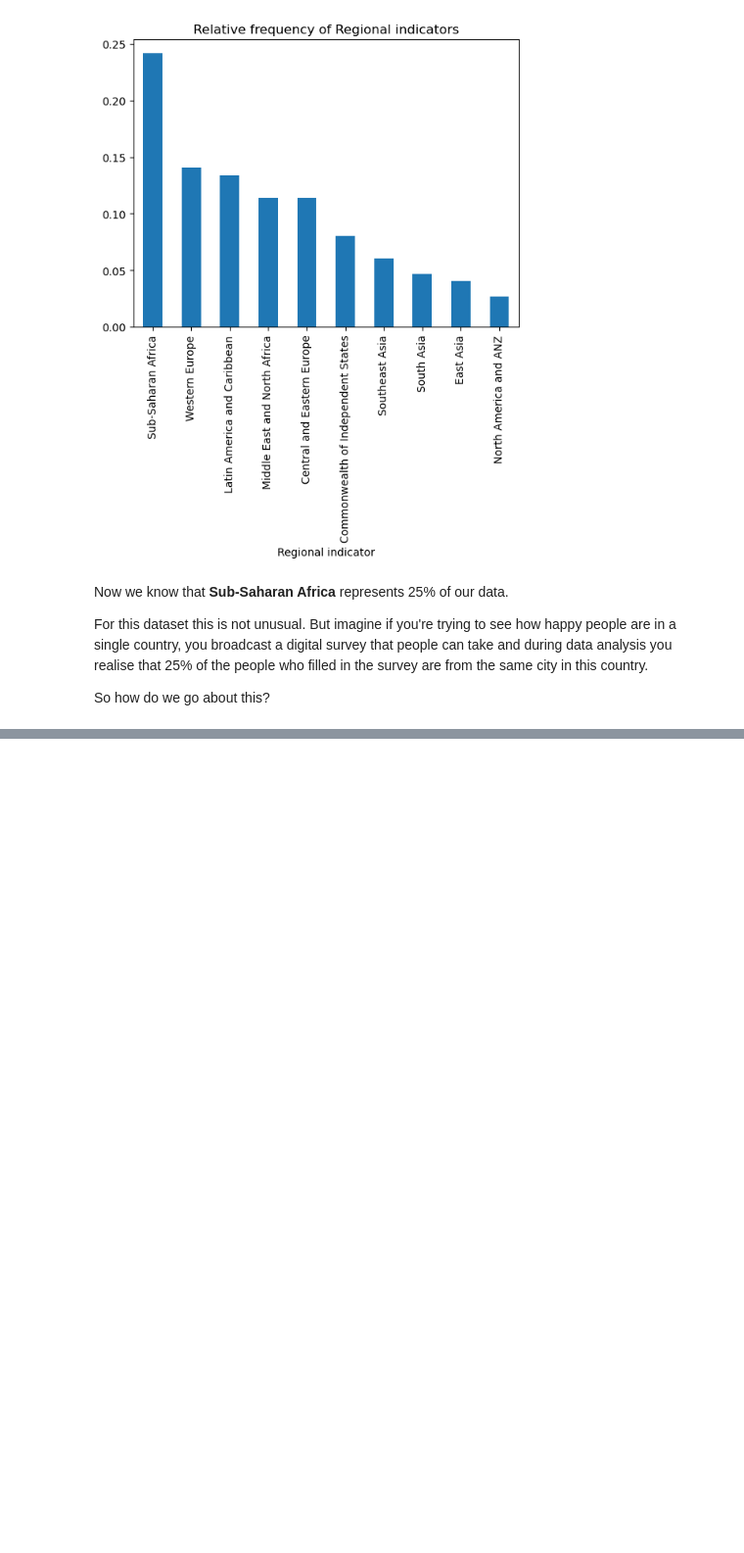
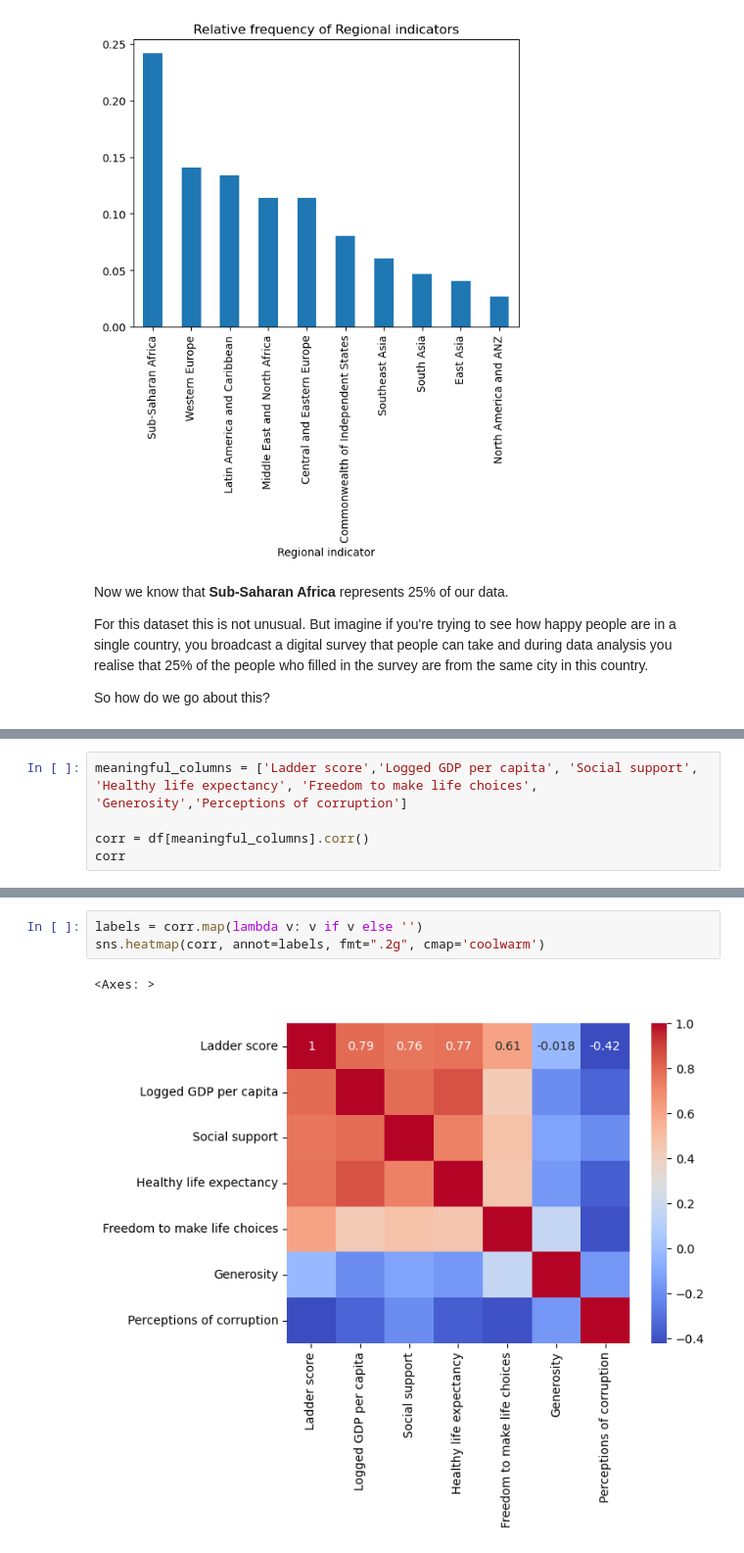
Before and after one commit to faizuddin/python-workshop, a Jupyter notebook: intro-to-data-analysis/eda-whr.ipynb, the cells around one changed output, grey strips where cells are left out. Shown at 98% size. Saved outputs shown, nothing was run; the diff lists cells and outputs as text; blank space fills up the shorter version.

```diff
--- a/intro-to-data-analysis/eda-whr.ipynb
+++ b/intro-to-data-analysis/eda-whr.ipynb
@@ -246,0 +358,5 @@ So how do we go about this?
+# %%
+meaningful_columns = ['Ladder score','Logged GDP per capita', 'Social support', 'Healthy life expectancy', 'Freedom to make life choices', 'Generosity','Perceptions of corruption']
+
+corr = df[meaningful_columns].corr()
+corr
@@ -246,0 +372,6 @@ So how do we go about this?
+# %%
+labels = corr.map(lambda v: v if v else '')
+sns.heatmap(corr, annot=labels, fmt=".2g", cmap='coolwarm')
+# %% [output]
+<Axes: >
+[figure, added]
```
Also changed, not shown: parts of 21 cells of this notebook.
